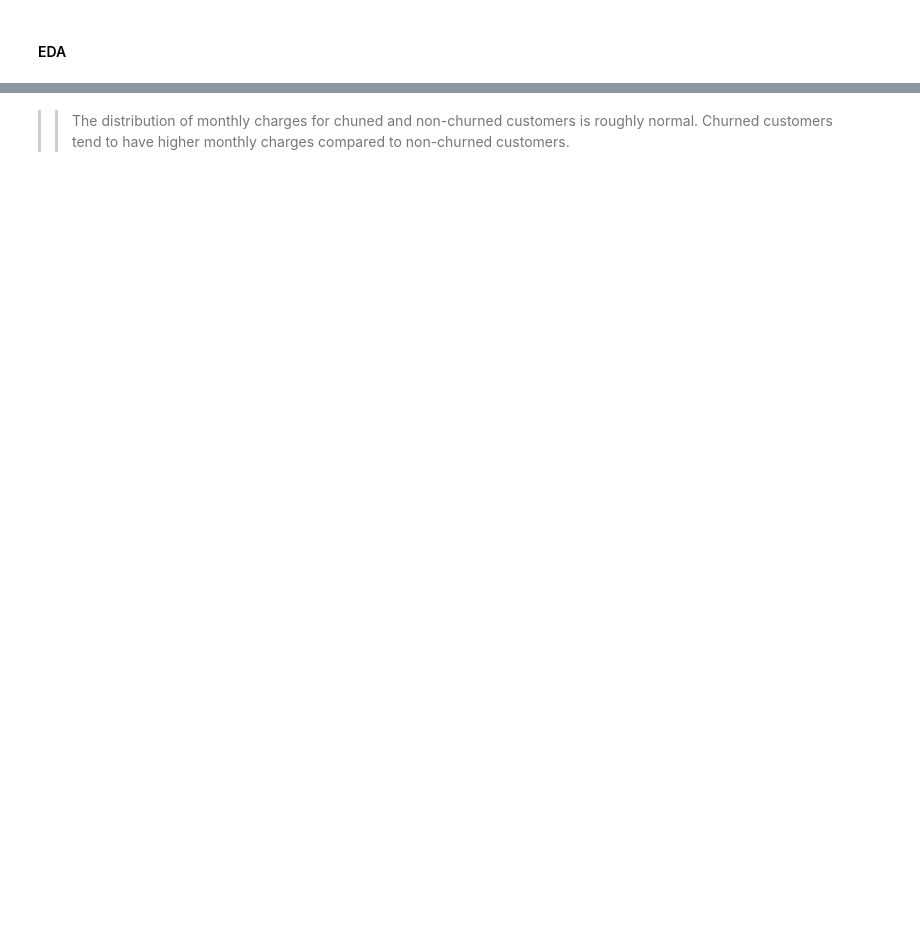
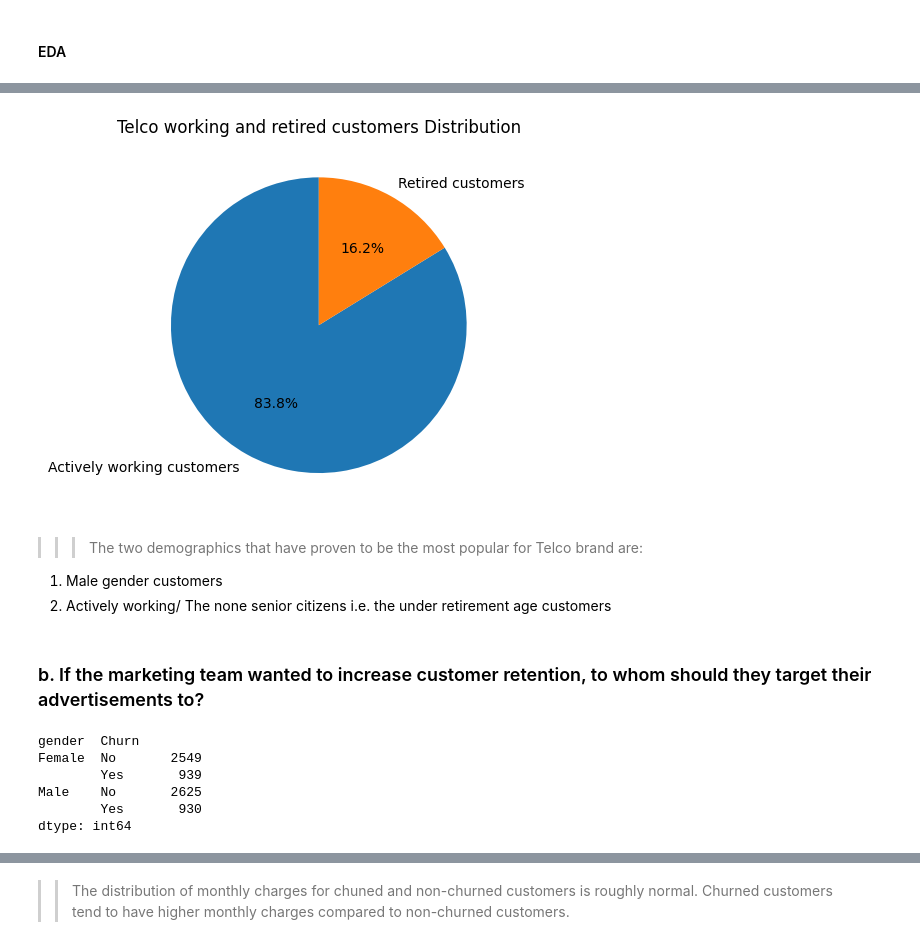
Before and after one commit to gathungugabriel/ADS-Assignment-4, a Jupyter notebook: Untitled.ipynb, the cells around one changed output, grey strips where cells are left out. Saved outputs shown, nothing was run; the diff lists cells and outputs as text; code cells hidden in the pictures; blank space fills up the shorter version.

```diff
--- a/Untitled.ipynb
+++ b/Untitled.ipynb
@@ -239,0 +104,32 @@ plt.show()
+# %%
+import matplotlib.pyplot as plt
+
+# Aggregate the counts by gender
+gender_counts = telco_data['SeniorCitizen'].value_counts()
+
+# Create a pie chart
+plt.pie(gender_counts, labels=['Actively working customers','Retired customers'], autopct='%1.1f%%', startangle=90)
+
+# Set the chart title
+plt.title('Telco working and retired customers Distribution')
+
+# Display the chart
+plt.show()
+# %% [output]
+[figure, added]
+# %% [markdown]
+>>>The two demographics that have proven to be the most popular for Telco brand are:
+1. Male gender customers
+2. Actively working/ The none senior citizens i.e. the under retirement age customers
+# %% [markdown]
+###   b. If the marketing team wanted to increase customer retention, to whom should they target their advertisements to?
+# %%
+
+telco_data.groupby(['gender','Churn']).size()
+# %% [output]
+gender  Churn
+Female  No       2549
+        Yes       939
+Male    No       2625
+        Yes       930
+dtype: int64
```
Also changed, not shown: parts of 60 cells of this notebook.
